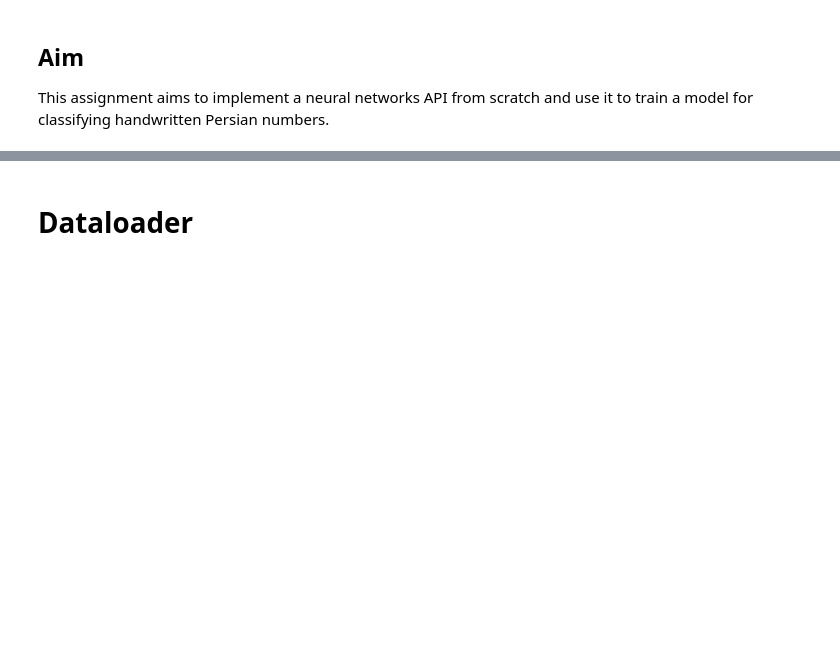
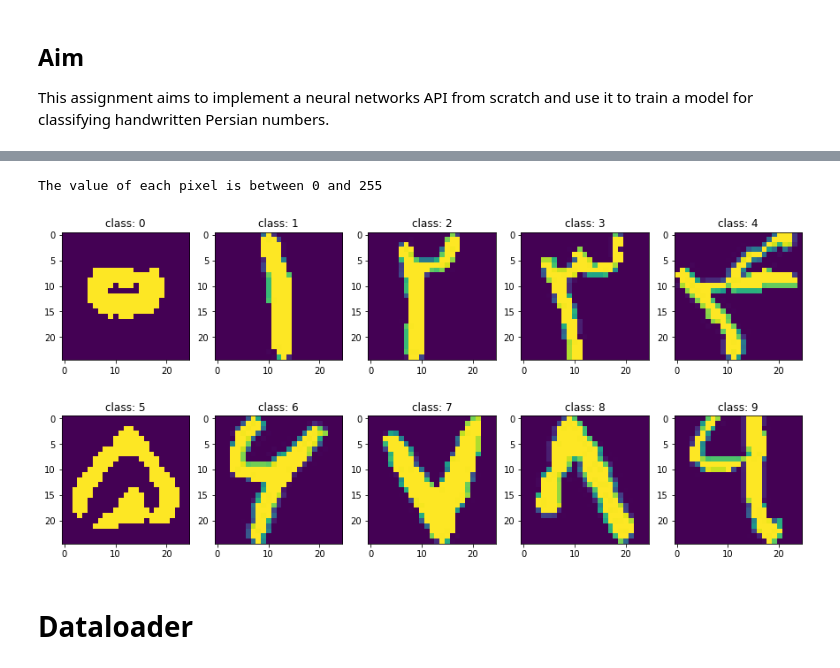
Before and after one commit to daniyalmaroufi/AI_Course, a Jupyter notebook: CA5/AI-CA5-P1.ipynb, the cells around one changed output, grey strips where cells are left out. Saved outputs shown, nothing was run; the diff lists cells and outputs as text; code cells hidden in the pictures; blank space fills up the shorter version.

```diff
--- a/CA5/AI-CA5-P1.ipynb
+++ b/CA5/AI-CA5-P1.ipynb
@@ -11,3 +69,20 @@ This assignment aims to implement a neural networks API from scratch and use it
+# %%
+print('The value of each pixel is between',np.min(data[i]),'and',np.max(data[i]))
+# %% [output]
+The value of each pixel is between 0 and 255
+# %%
+plt.figure(figsize=(15,7))
+for class_idx in range(10):
+    for i in range(n_data):
+        if labels[i]==class_idx:
+            plt.subplot(2,5,class_idx+1)
+            plt.imshow(data[i])
+            plt.title('class: '+str(class_idx))
+            break
+
+plt.show()
+# %% [output]
+[figure, added]
 # %% [markdown]
 # Dataloader
 # %%
```
Also changed, not shown: parts of 9 cells of this notebook, 1 other file.
